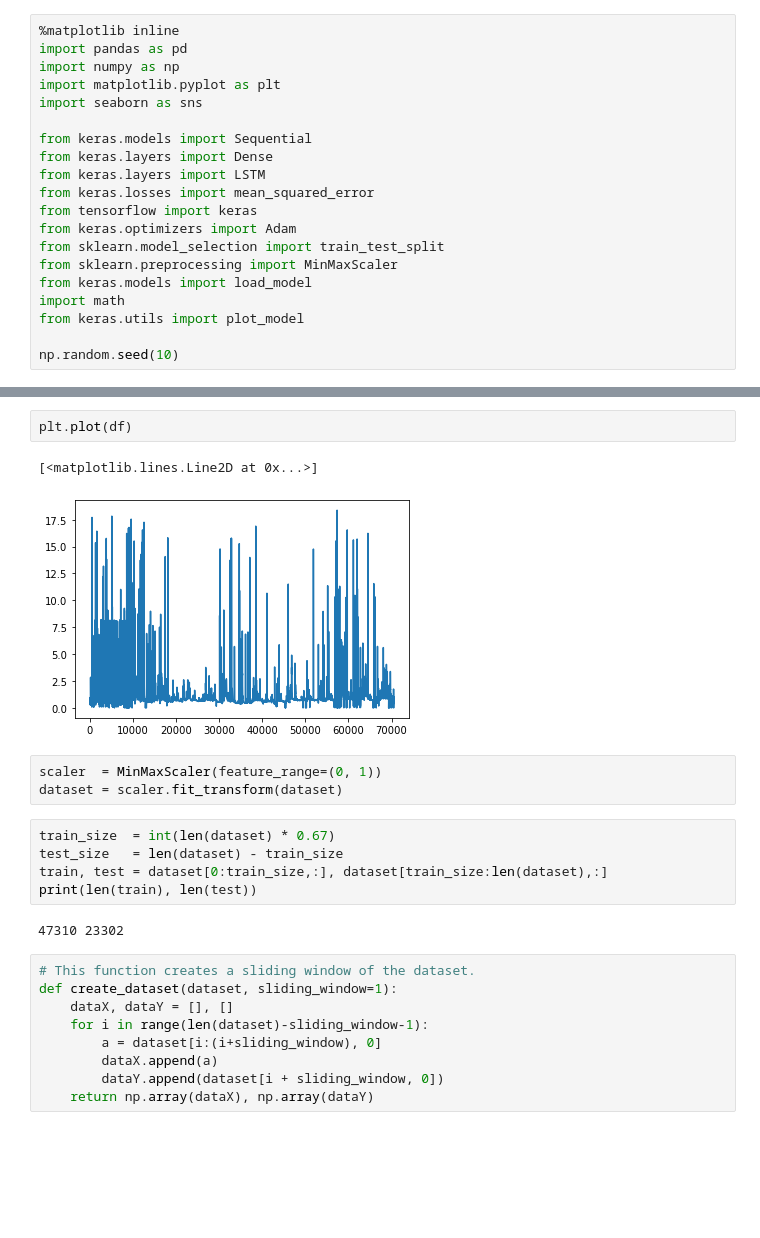
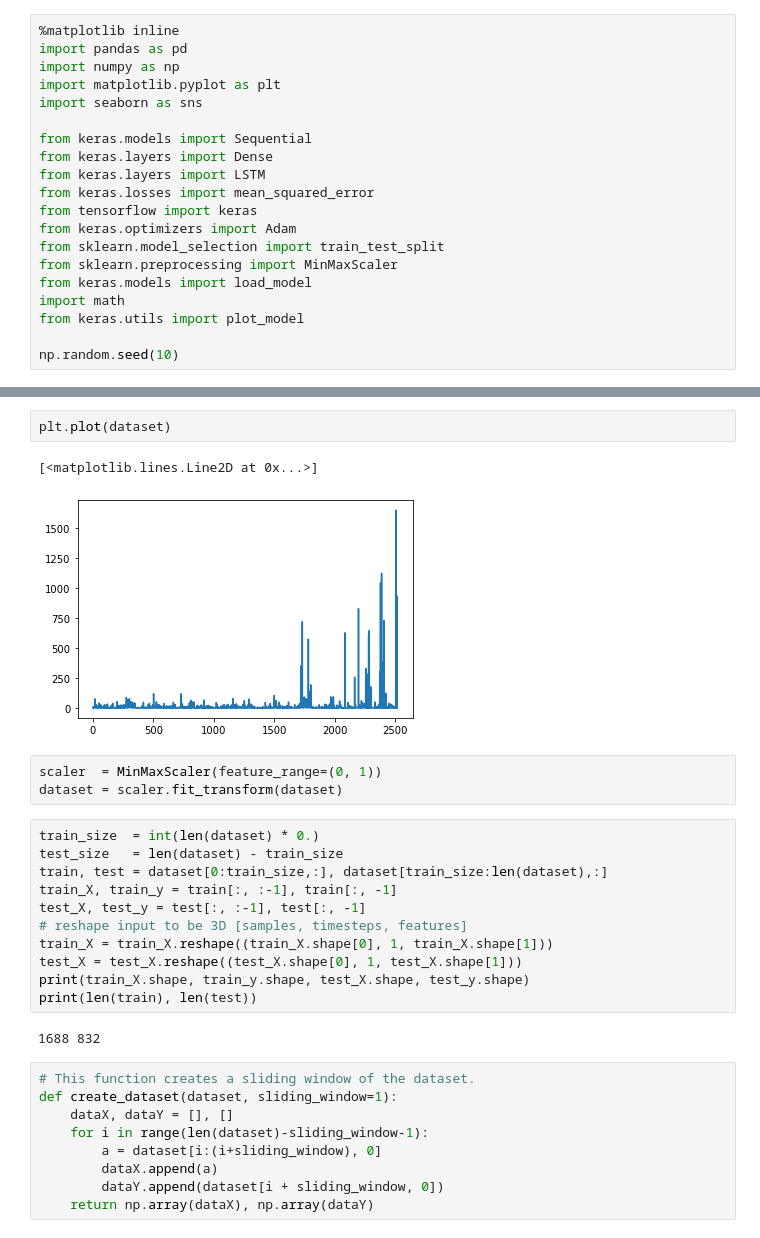
Before and after one commit to matthewenright2478/3821ICT_3225_GC-3821ICT-Work-Integrated-Learning---Single-Project-, a Jupyter notebook: ANN_Model.ipynb, the cells around one changed output, grey strips where cells are left out. Saved outputs shown, nothing was run; the diff lists cells and outputs as text; blank space fills up the shorter version.

```diff
--- a/ANN_Model.ipynb
+++ b/ANN_Model.ipynb
@@ -33,18 +33,24 @@ df.head()
-# %%
-plt.plot(df)
-# %% [output]
-[<matplotlib.lines.Line2D at 0x...>]
-[figure, removed]
+# %%
+plt.plot(dataset)
+# %% [output]
+[<matplotlib.lines.Line2D at 0x...>]
+[figure, added]
 # %%
 scaler  = MinMaxScaler(feature_range=(0, 1))
 dataset = scaler.fit_transform(dataset)
 # %%
-train_size  = int(len(dataset) * 0.67)
+train_size  = int(len(dataset) * 0.)
 test_size   = len(dataset) - train_size
 train, test = dataset[0:train_size,:], dataset[train_size:len(dataset),:]
+train_X, train_y = train[:, :-1], train[:, -1]
+test_X, test_y = test[:, :-1], test[:, -1]
+# reshape input to be 3D [samples, timesteps, features]
+train_X = train_X.reshape((train_X.shape[0], 1, train_X.shape[1]))
+test_X = test_X.reshape((test_X.shape[0], 1, test_X.shape[1]))
+print(train_X.shape, train_y.shape, test_X.shape, test_y.shape)
 print(len(train), len(test))
 # %% [output]
-47310 23302
+1688 832
 # %%
 # This function creates a sliding window of the dataset.
 def create_dataset(dataset, sliding_window=1):
```
Also changed, not shown: parts of 14 cells of this notebook, 4 other files.
